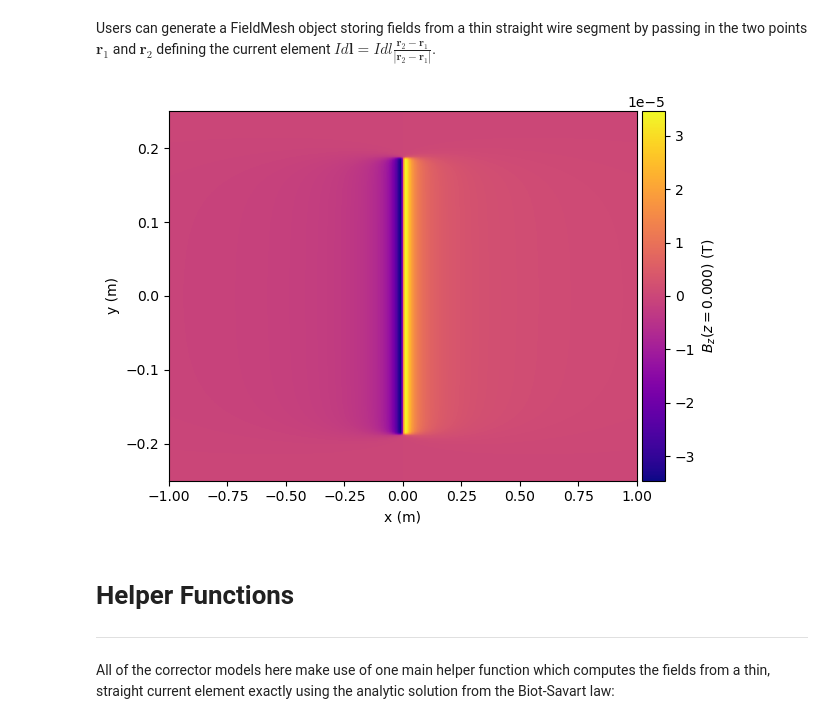
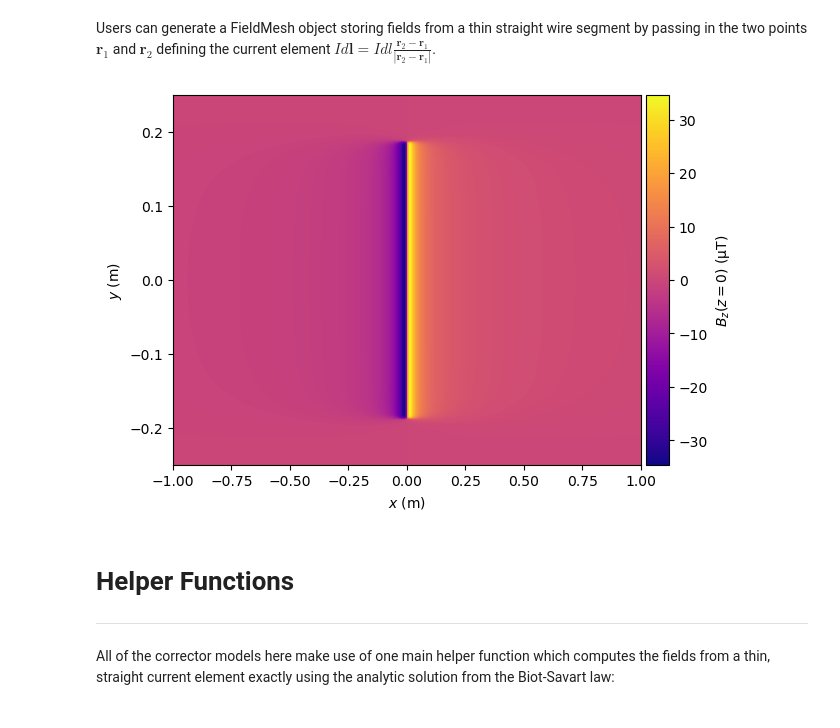
Before and after one commit to ChristopherMayes/openPMD-beamphysics, a Jupyter notebook: examples/fields/corrector_modeling/corrector_modeling.ipynb, the cells around one changed output. Cells and saved outputs as stored; diff of their text form; code cells hidden in the pictures.

```diff
--- a/examples/fields/corrector_modeling/corrector_modeling.ipynb
+++ b/examples/fields/corrector_modeling/corrector_modeling.ipynb
@@ -86,9 +88,9 @@ FM = make_thin_straight_wire_fieldmesh(r1, r2,
                                        ymin=-0.25, ymax=0.25, ny=300,
                                        zmin=-1,    zmax=1,    nz=350)
 # %%
-FM.plot(component='Bz', coordinate='z', coordinate_value=0)
+FM.plot(component='Bz', z=0)
 # %% [output]
-[figure, old version]
+[figure, new version]
 # %% [markdown]
 # Helper Functions
 ---
```
Also changed, not shown: parts of 4 cells of this notebook, 30 other files.
